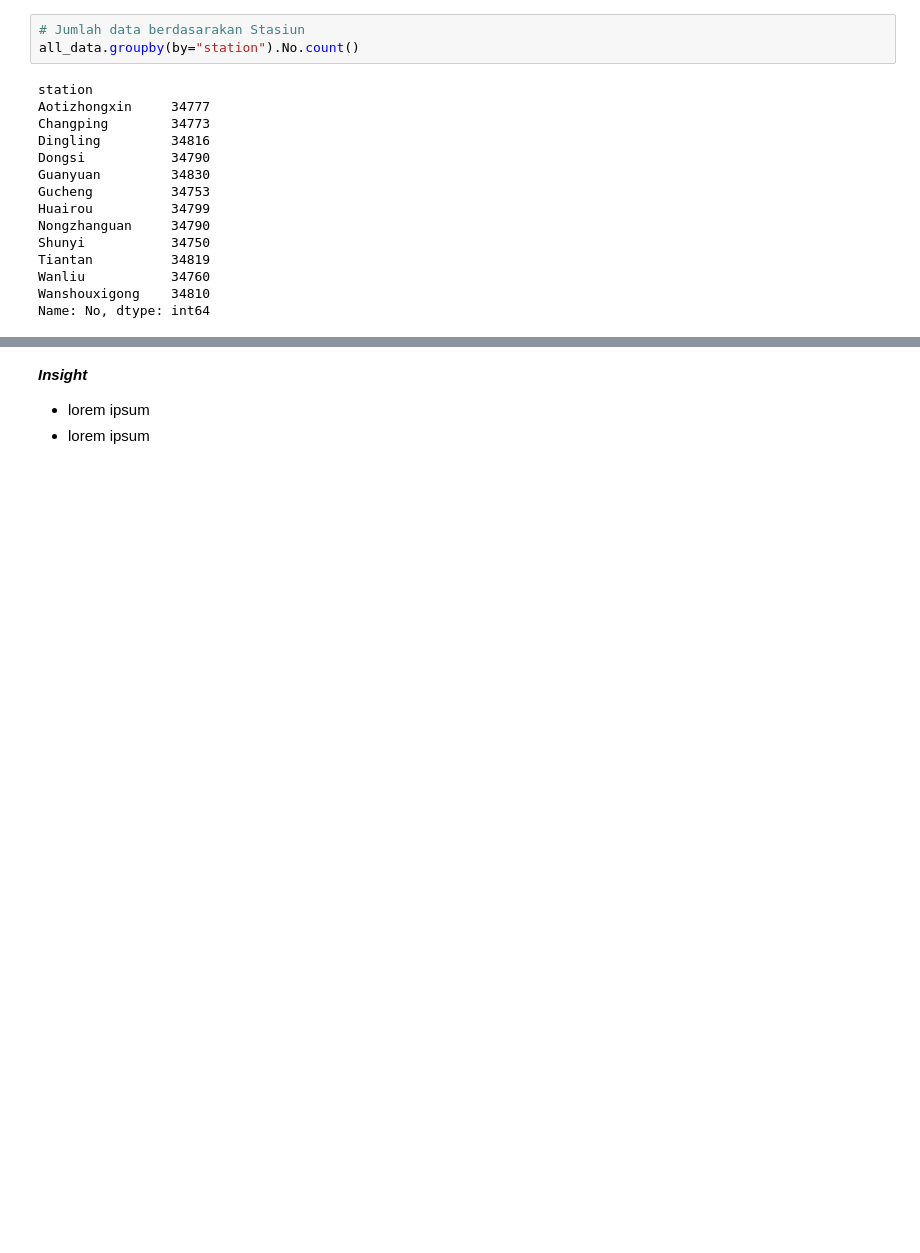
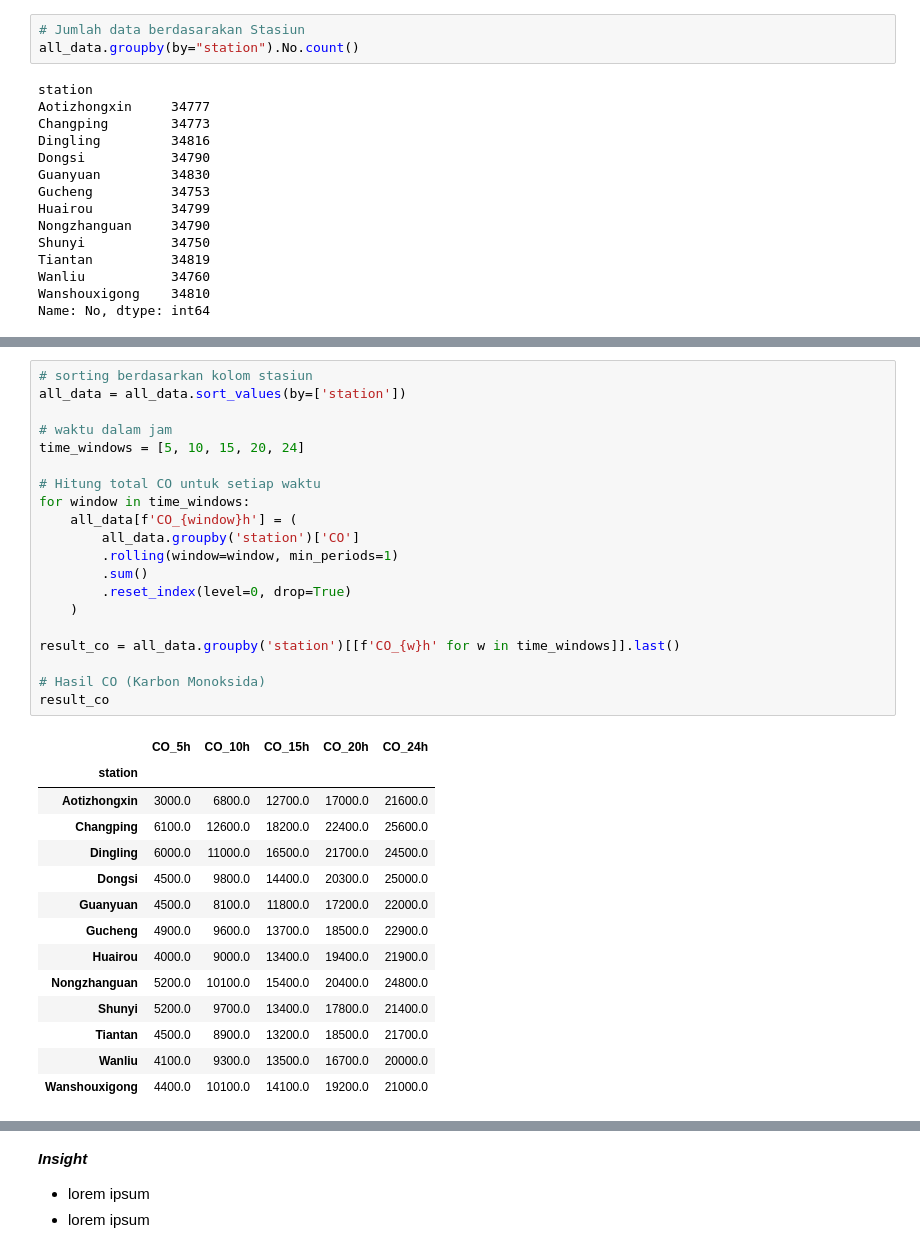
Before and after one commit to Azuredeer/Air-Quality, a Jupyter notebook: analysis_air.ipynb, the cells around one changed output, grey strips where cells are left out. Drawn from its saved outputs; the diff is of its cells as text; blank space fills up the shorter version.

```diff
--- a/analysis_air.ipynb
+++ b/analysis_air.ipynb
@@ -2048 +2188,36 @@ Name: No, dtype: int64
+# %%
+# sorting berdasarkan kolom stasiun
+all_data = all_data.sort_values(by=['station'])
+
+# waktu dalam jam
+time_windows = [5, 10, 15, 20, 24]
+
+# Hitung total CO untuk setiap waktu
+for window in time_windows:
+    all_data[f'CO_{window}h'] = (
+        all_data.groupby('station')['CO']
+        .rolling(window=window, min_periods=1)
+        .sum()
+        .reset_index(level=0, drop=True)
+    )
+
+result_co = all_data.groupby('station')[[f'CO_{w}h' for w in time_windows]].last()
+
+# Hasil CO (Karbon Monoksida)
+result_co
+# %% [output]
+|  | CO_5h | CO_10h | CO_15h | CO_20h | CO_24h |
+| station |  |  |  |  |  |
+| Aotizhongxin | 3000.0 | 6800.0 | 12700.0 | 17000.0 | 21600.0 |
+| Changping | 6100.0 | 12600.0 | 18200.0 | 22400.0 | 25600.0 |
+| Dingling | 6000.0 | 11000.0 | 16500.0 | 21700.0 | 24500.0 |
+| Dongsi | 4500.0 | 9800.0 | 14400.0 | 20300.0 | 25000.0 |
+| Guanyuan | 4500.0 | 8100.0 | 11800.0 | 17200.0 | 22000.0 |
+| Gucheng | 4900.0 | 9600.0 | 13700.0 | 18500.0 | 22900.0 |
+| Huairou | 4000.0 | 9000.0 | 13400.0 | 19400.0 | 21900.0 |
+| Nongzhanguan | 5200.0 | 10100.0 | 15400.0 | 20400.0 | 24800.0 |
+| Shunyi | 5200.0 | 9700.0 | 13400.0 | 17800.0 | 21400.0 |
+| Tiantan | 4500.0 | 8900.0 | 13200.0 | 18500.0 | 21700.0 |
+| Wanliu | 4100.0 | 9300.0 | 13500.0 | 16700.0 | 20000.0 |
+| Wanshouxigong | 4400.0 | 10100.0 | 14100.0 | 19200.0 | 21000.0 |
 # %%
```
Also changed, not shown: parts of 9 cells of this notebook.
